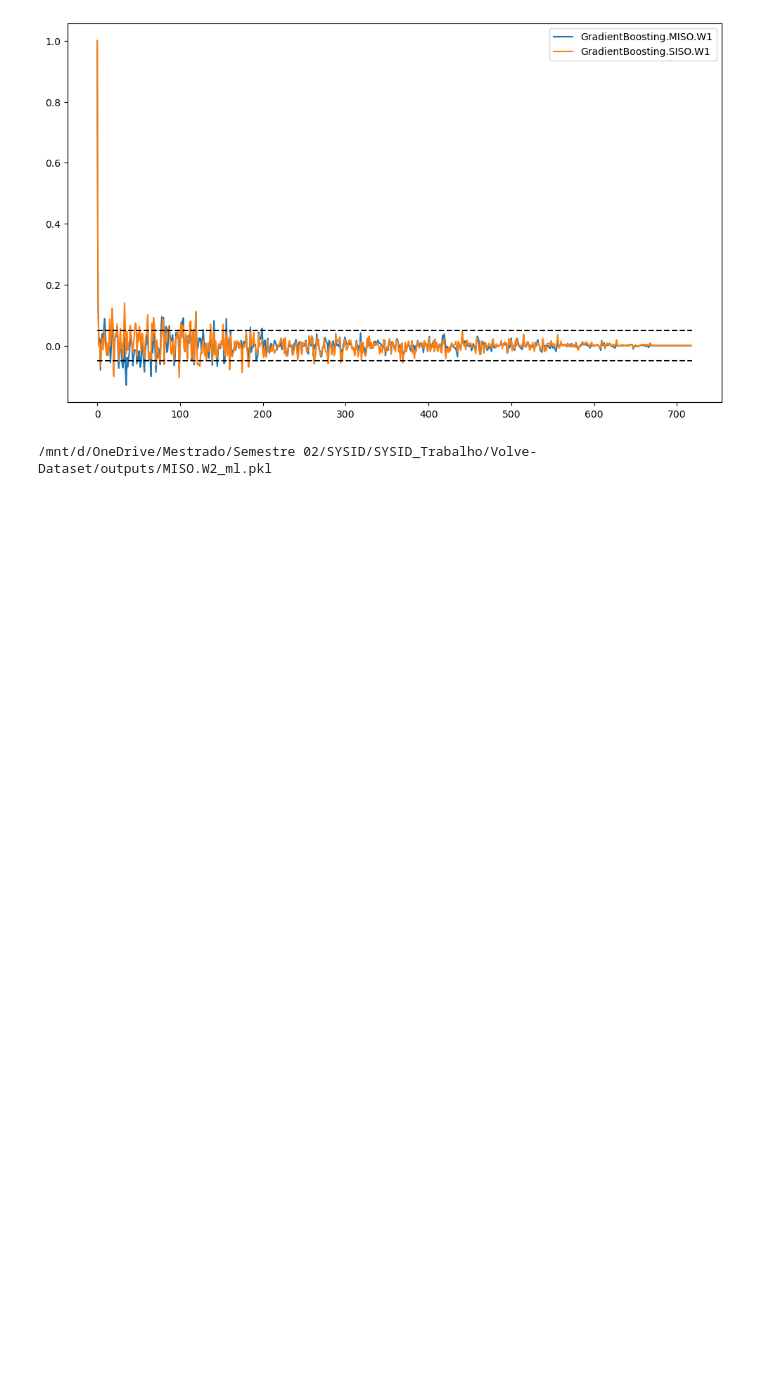
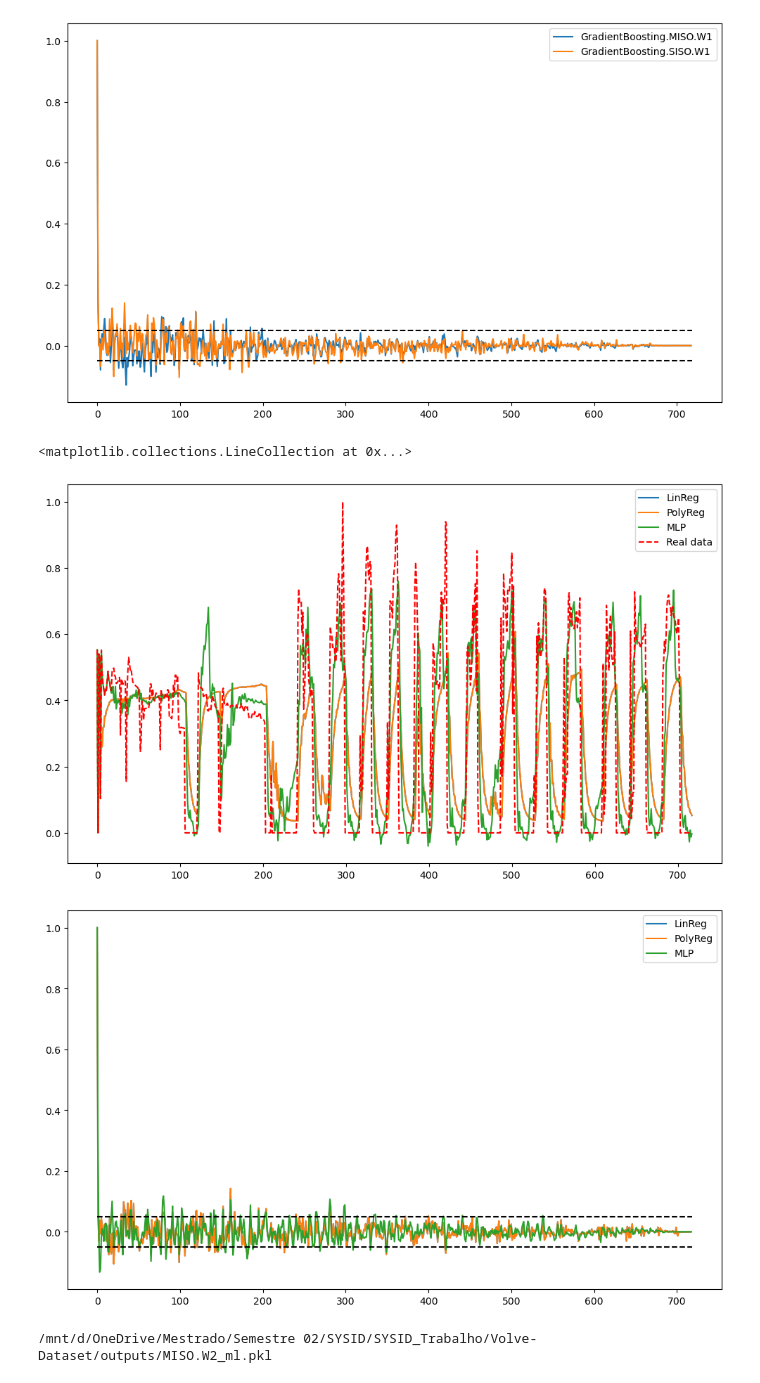
Before and after one commit to prj-phcp/SYSID_Trabalho, a Jupyter notebook: Volve-Dataset/PosProcessamento.ipynb, the cells around one changed output. Drawn from its saved outputs; the diff is of its cells as text; code cells hidden in the pictures; blank space fills up the shorter version.

```diff
--- a/Volve-Dataset/PosProcessamento.ipynb
+++ b/Volve-Dataset/PosProcessamento.ipynb
@@ -178,6 +179,25 @@ ax2.hlines(-0.05, 0, len(y_te), 'k', 'dashed')
 <matplotlib.collections.LineCollection at 0x...>
 [figure]
 [figure]
+# %%
+fig, ax   = plt.subplots(1,1, figsize=(12,7))
+fig2, ax2 = plt.subplots(1,1, figsize=(12,7))
+for model, yhat, yhat_OSA in yhats:
+    if not 'SISO' in model: continue
+    model_name = model.split('.')[0]
+    if not model_name in ['PolyReg', 'LinReg', 'MLP']: continue
+    ax.plot(yhat, label=model_name)
+    ee = compute_residues_autocorrelation(y_te, yhat_OSA)
+    ax2.plot(ee[0], label=model_name)
+ax.plot(y_te, 'r--', label='Real data')
+ax.legend()
+ax2.legend()
+ax2.hlines(0.05, 0, len(y_te), 'k', 'dashed')
+ax2.hlines(-0.05, 0, len(y_te), 'k', 'dashed')
+# %% [output]
+<matplotlib.collections.LineCollection at 0x...>
+[figure, added]
+[figure, added]
 # %%
 prefix = 'MISO.W2'
 binary = os.path.join(os.getcwd(), 'outputs', f'{prefix}_ml.pkl')
```
Also changed, not shown: parts of 1 cell of this notebook, 9 other files.
